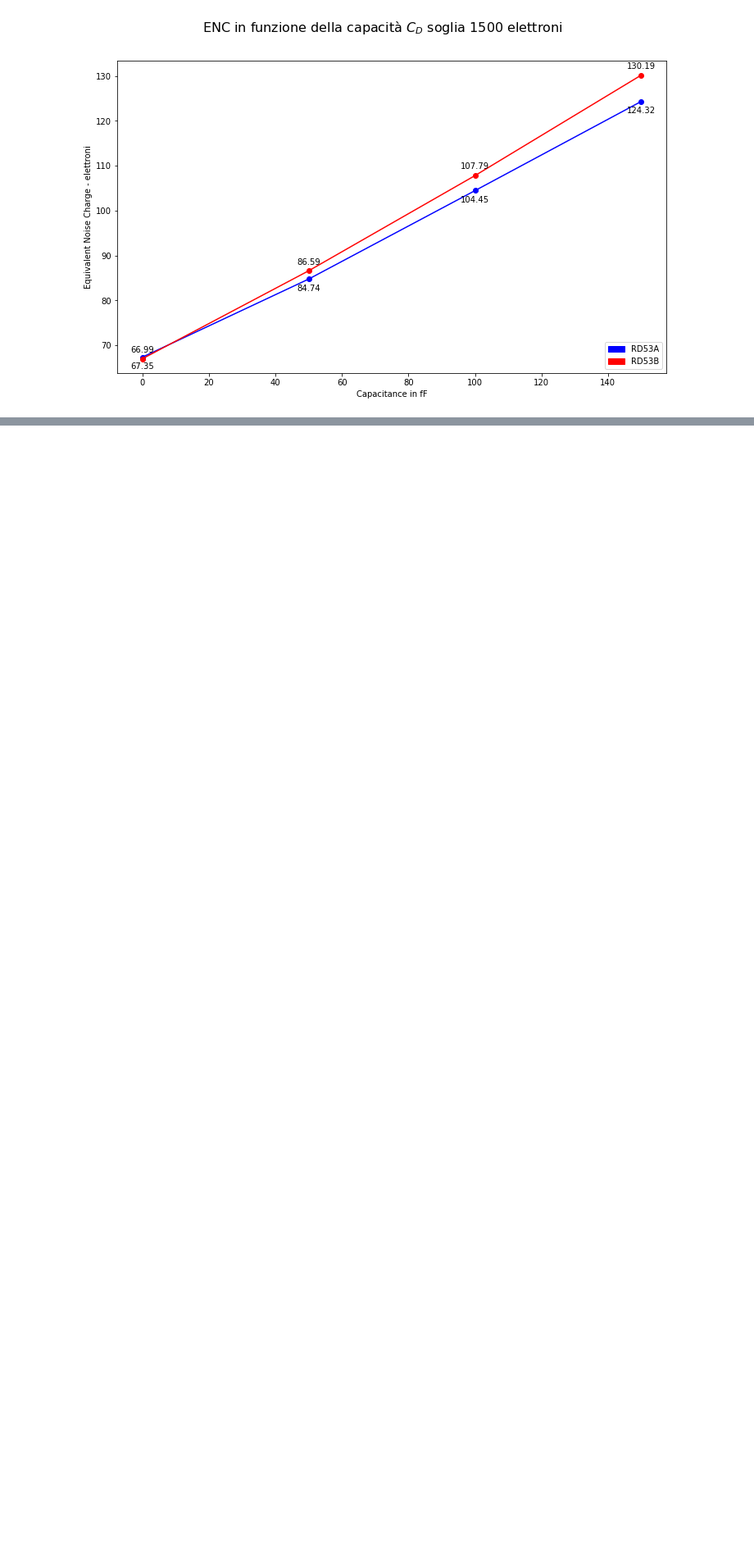
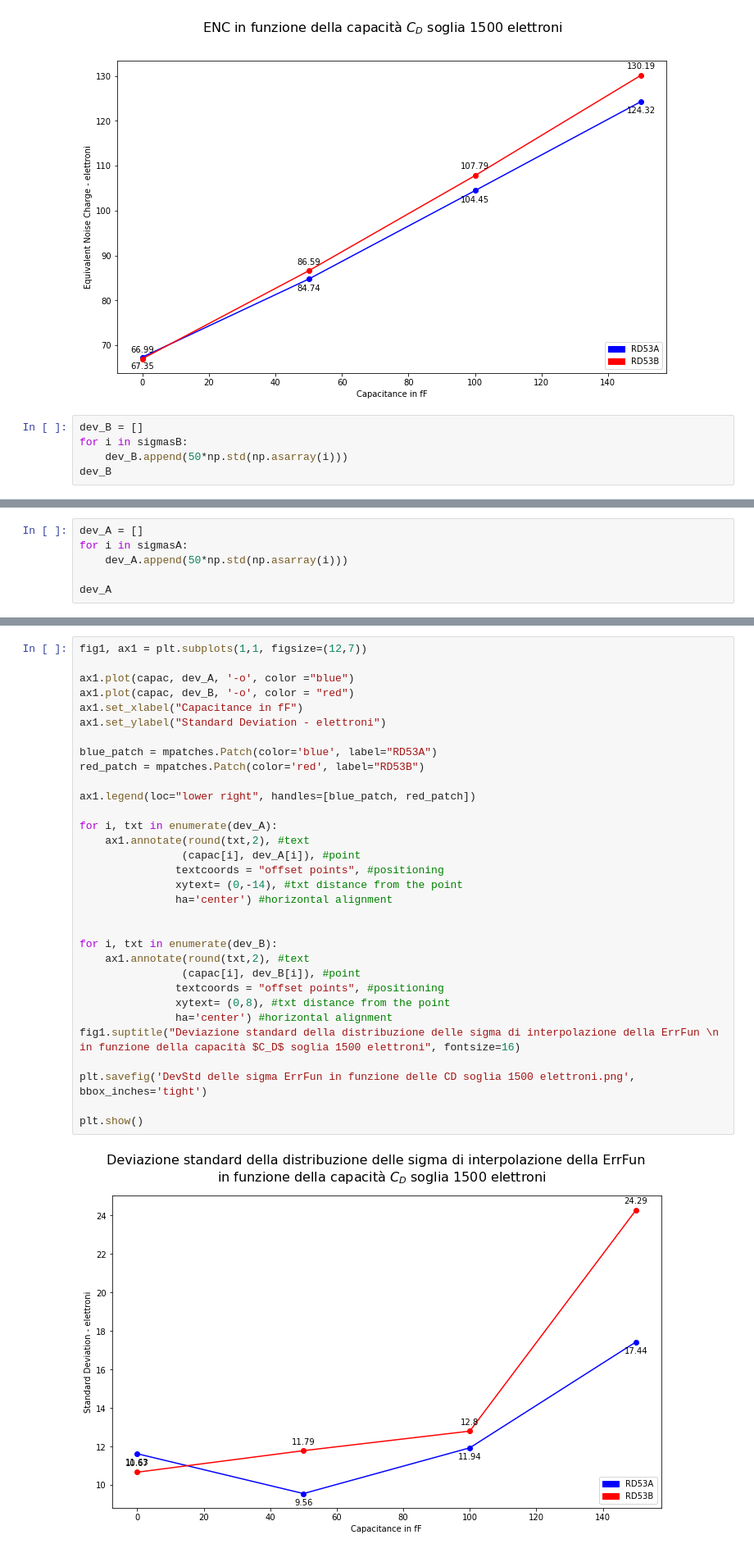
Before and after one commit to agalliani/CMSAFE, a Jupyter notebook: Script/ENC in funzione delle CD.ipynb, the cells around one changed output, grey strips where cells are left out. Shown at 82% size. Saved outputs shown, nothing was run; the diff lists cells and outputs as text; blank space fills up the shorter version.

```diff
--- a/Script/ENC in funzione delle CD.ipynb
+++ b/Script/ENC in funzione delle CD.ipynb
@@ -87,3 +87,8 @@ fig.suptitle("ENC in funzione della capacità $C_D$ soglia 1500 elettroni", font
 plt.show()
 # %% [output]
 [figure]
+# %%
+dev_B = []
+for i in sigmasB:
+    dev_B.append(50*np.std(np.asarray(i)))
+dev_B
@@ -89,0 +97,6 @@ plt.show()
+# %%
+dev_A = []
+for i in sigmasA:
+    dev_A.append(50*np.std(np.asarray(i)))
+
+dev_A
@@ -89,0 +105,34 @@ plt.show()
+# %%
+fig1, ax1 = plt.subplots(1,1, figsize=(12,7))
+
+ax1.plot(capac, dev_A, '-o', color ="blue")
+ax1.plot(capac, dev_B, '-o', color = "red")
+ax1.set_xlabel("Capacitance in fF")
+ax1.set_ylabel("Standard Deviation - elettroni")
+
+blue_patch = mpatches.Patch(color='blue', label="RD53A")
+red_patch = mpatches.Patch(color='red', label="RD53B")
+
+ax1.legend(loc="lower right", handles=[blue_patch, red_patch])
+
+for i, txt in enumerate(dev_A):
+    ax1.annotate(round(txt,2), #text
+                (capac[i], dev_A[i]), #point
+               textcoords = "offset points", #positioning
+               xytext= (0,-14), #txt distance from the point
+               ha='center') #horizontal alignment
+
+
+for i, txt in enumerate(dev_B):
+    ax1.annotate(round(txt,2), #text
+                (capac[i], dev_B[i]), #point
+               textcoords = "offset points", #positioning
+               xytext= (0,8), #txt distance from the point
+               ha='center') #horizontal alignment
+fig1.suptitle("Deviazione standard della distribuzione delle sigma di interpolazione della ErrFun \n  in funzione della capacità $C_D$ soglia 1500 elettroni", fontsize=16)
+
+plt.savefig('DevStd delle sigma ErrFun in funzione delle CD soglia 1500 elettroni.png', bbox_inches='tight')
+
+plt.show()
+# %% [output]
+[figure, added]
```
Also changed, not shown: parts of 2 cells of this notebook, 1 other file.
